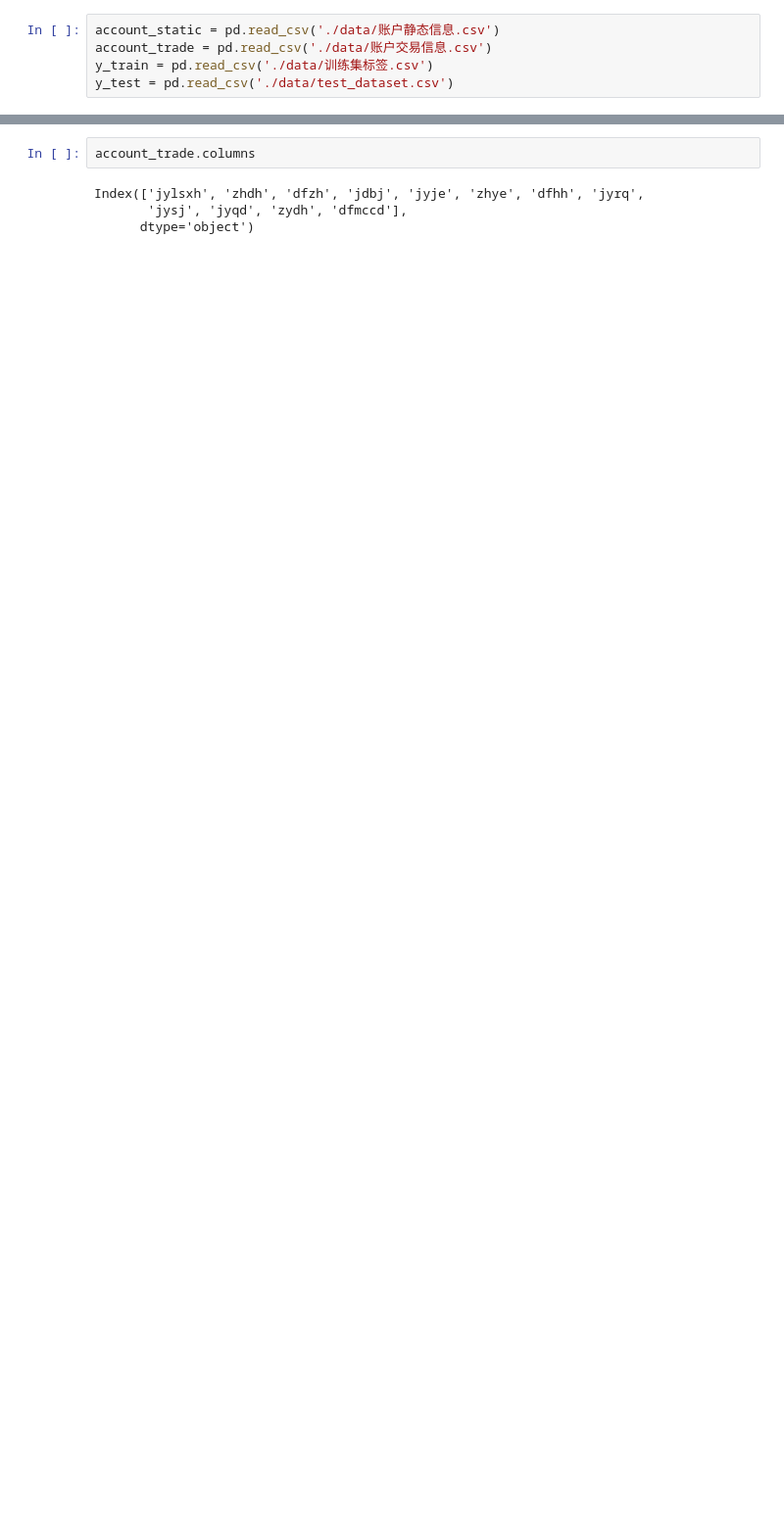
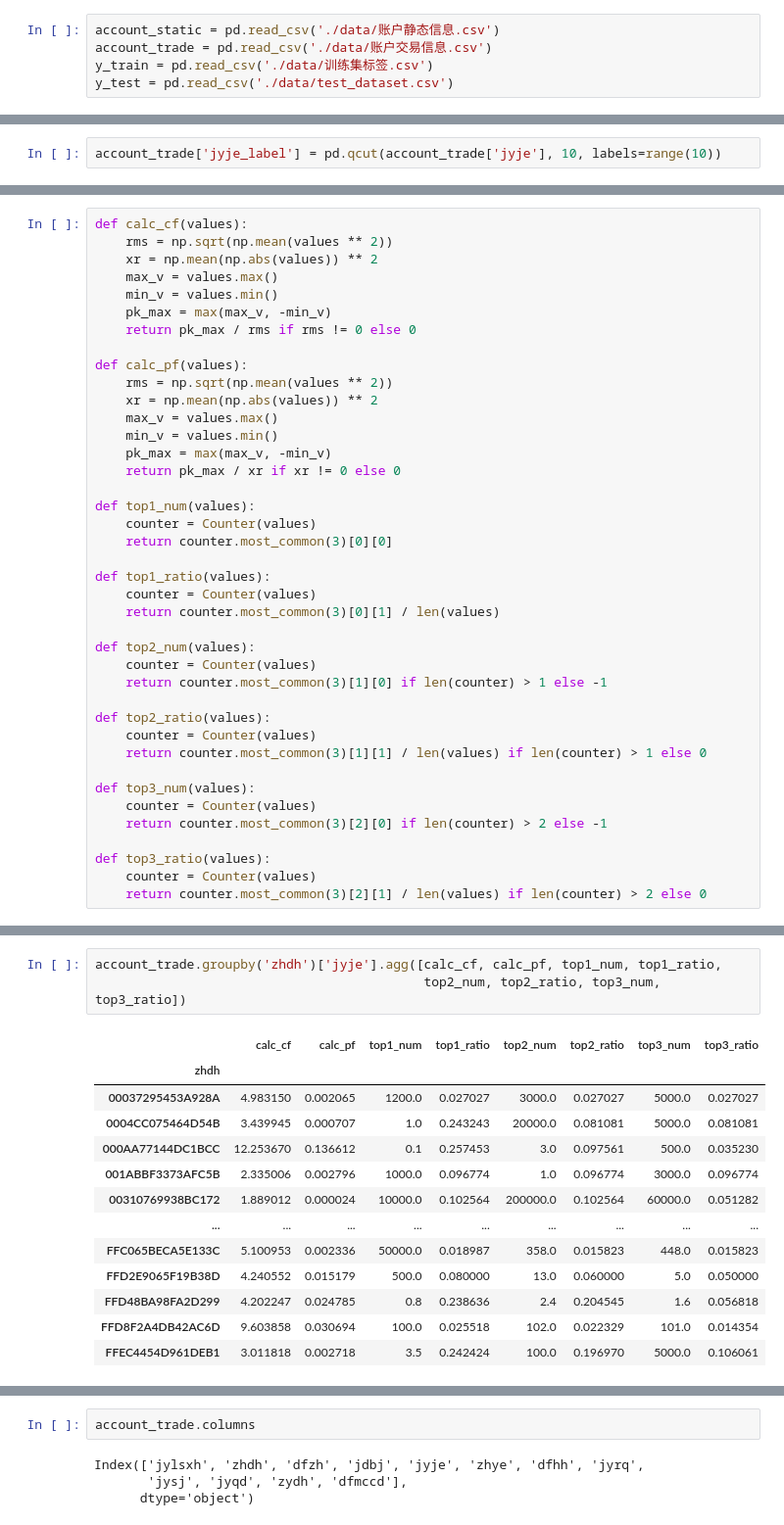
Before and after one commit to linytsysu/dcic2023, a Jupyter notebook: eda.ipynb, the cells around one changed output, grey strips where cells are left out. Shown at 98% size. Saved outputs shown, nothing was run; the diff lists cells and outputs as text; blank space fills up the shorter version.

```diff
--- a/eda.ipynb
+++ b/eda.ipynb
@@ -8,0 +40,2 @@ y_test = pd.read_csv('./data/test_dataset.csv')
+# %%
+account_trade['jyje_label'] = pd.qcut(account_trade['jyje'], 10, labels=range(10))
@@ -8,0 +100,40 @@ y_test = pd.read_csv('./data/test_dataset.csv')
+# %%
+def calc_cf(values):
+    rms = np.sqrt(np.mean(values ** 2))
+    xr = np.mean(np.abs(values)) ** 2
+    max_v = values.max()
+    min_v = values.min()
+    pk_max = max(max_v, -min_v)
+    return pk_max / rms if rms != 0 else 0
+
+def calc_pf(values):
+    rms = np.sqrt(np.mean(values ** 2))
+    xr = np.mean(np.abs(values)) ** 2
+    max_v = values.max()
+    min_v = values.min()
+    pk_max = max(max_v, -min_v)
+    return pk_max / xr if xr != 0 else 0
+
+def top1_num(values):
+    counter = Counter(values)
+    return counter.most_common(3)[0][0]
+
+def top1_ratio(values):
+    counter = Counter(values)
+    return counter.most_common(3)[0][1] / len(values)
+
+def top2_num(values):
+    counter = Counter(values)
+    return counter.most_common(3)[1][0] if len(counter) > 1 else -1
+
+def top2_ratio(values):
+    counter = Counter(values)
+    return counter.most_common(3)[1][1] / len(values) if len(counter) > 1 else 0
+
+def top3_num(values):
+    counter = Counter(values)
+    return counter.most_common(3)[2][0] if len(counter) > 2 else -1
+
+def top3_ratio(values):
+    counter = Counter(values)
+    return counter.most_common(3)[2][1] / len(values) if len(counter) > 2 else 0
@@ -8,0 +167,17 @@ y_test = pd.read_csv('./data/test_dataset.csv')
+# %%
+account_trade.groupby('zhdh')['jyje'].agg([calc_cf, calc_pf, top1_num, top1_ratio,
+                                           top2_num, top2_ratio, top3_num, top3_ratio])
+# %% [output]
+|  | calc_cf | calc_pf | top1_num | top1_ratio | top2_num | top2_ratio | top3_num | top3_ratio |
+| zhdh |  |  |  |  |  |  |  |  |
+| 00037295453A928A | 4.983150 | 0.002065 | 1200.0 | 0.027027 | 3000.0 | 0.027027 | 5000.0 | 0.027027 |
+| 0004CC075464D54B | 3.439945 | 0.000707 | 1.0 | 0.243243 | 20000.0 | 0.081081 | 5000.0 | 0.081081 |
+| 000AA77144DC1BCC | 12.253670 | 0.136612 | 0.1 | 0.257453 | 3.0 | 0.097561 | 500.0 | 0.035230 |
+| 001ABBF3373AFC5B | 2.335006 | 0.002796 | 1000.0 | 0.096774 | 1.0 | 0.096774 | 3000.0 | 0.096774 |
+| 00310769938BC172 | 1.889012 | 0.000024 | 10000.0 | 0.102564 | 200000.0 | 0.102564 | 60000.0 | 0.051282 |
+| ... | ... | ... | ... | ... | ... | ... | ... | ... |
+| FFC065BECA5E133C | 5.100953 | 0.002336 | 50000.0 | 0.018987 | 358.0 | 0.015823 | 448.0 | 0.015823 |
+| FFD2E9065F19B38D | 4.240552 | 0.015179 | 500.0 | 0.080000 | 13.0 | 0.060000 | 5.0 | 0.050000 |
+| FFD48BA98FA2D299 | 4.202247 | 0.024785 | 0.8 | 0.238636 | 2.4 | 0.204545 | 1.6 | 0.056818 |
+| FFD8F2A4DB42AC6D | 9.603858 | 0.030694 | 100.0 | 0.025518 | 102.0 | 0.022329 | 101.0 | 0.014354 |
+| FFEC4454D961DEB1 | 3.011818 | 0.002718 | 3.5 | 0.242424 | 100.0 | 0.196970 | 5000.0 | 0.106061 |
```
Also changed, not shown: parts of 29 cells of this notebook, 8 other files.
